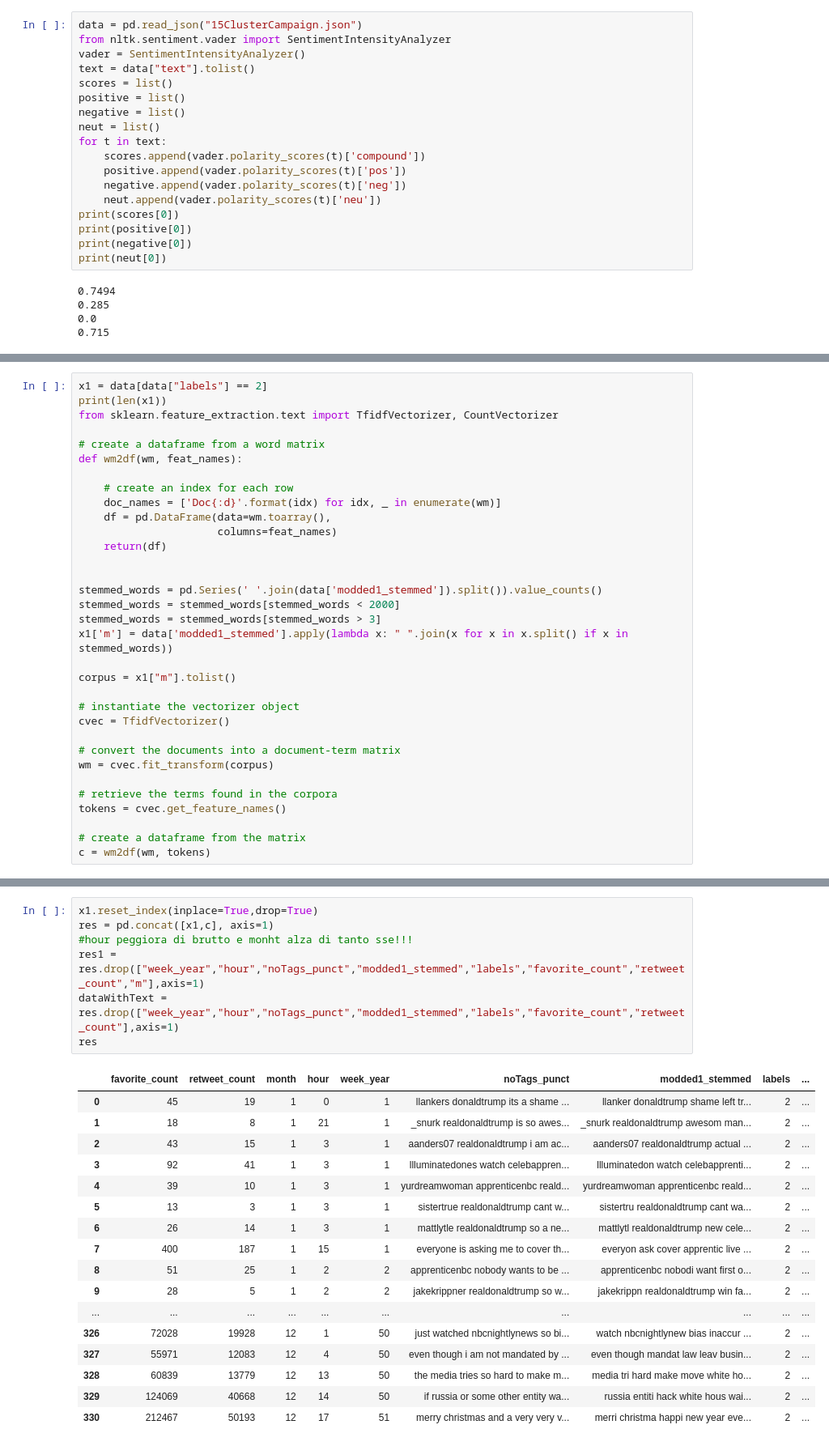
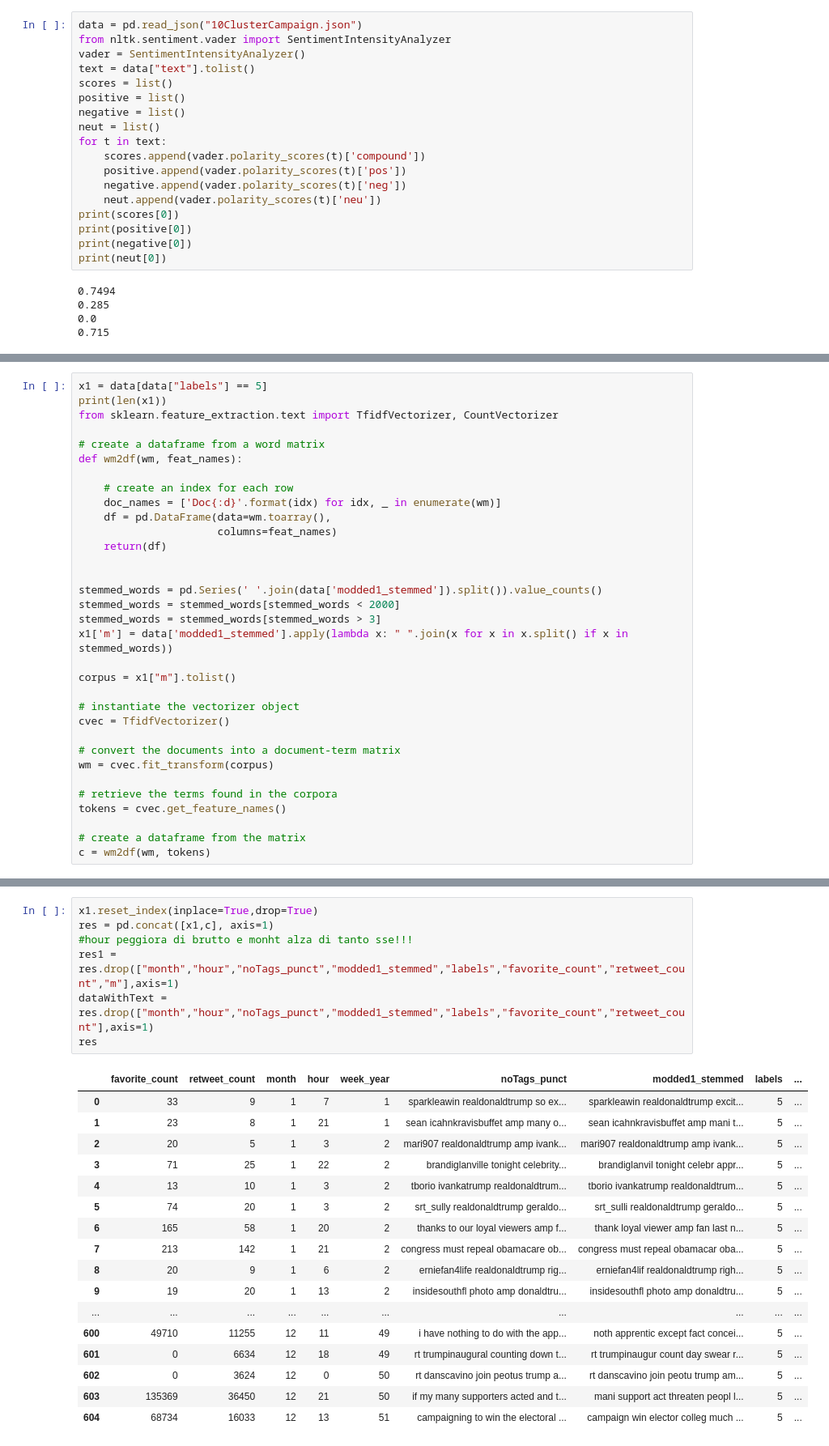
Before and after one commit to Gneur11/TextAnalytics, a Jupyter notebook: testCampaign.ipynb, the cells around one changed output, grey strips where cells are left out. Shown at 81% size. Saved outputs shown, nothing was run; the diff lists cells and outputs as text.

```diff
--- a/testCampaign.ipynb
+++ b/testCampaign.ipynb
@@ -52,7 +52,7 @@ def plot_graph(doc_clean,start, stop, step):
 [nltk_data]     /home/menis/nltk_data...
 [nltk_data]   Package vader_lexicon is already up-to-date!
 # %%
-data = pd.read_json("15ClusterCampaign.json")
+data = pd.read_json("10ClusterCampaign.json")
 from nltk.sentiment.vader import SentimentIntensityAnalyzer
 vader = SentimentIntensityAnalyzer()
 text = data["text"].tolist()
@@ -111,7 +111,7 @@ print(data["vaderScore"].mean())
 0.23019075730471084
 [figure]
 # %%
-x1 = data[data["labels"] == 2]
+x1 = data[data["labels"] == 5]
 print(len(x1))
 from sklearn.feature_extraction.text import TfidfVectorizer, CountVectorizer
 
@@ -181,25 +161,25 @@ plt.hist(stemmed_words)
 # %%
 x1.reset_index(inplace=True,drop=True)
 res = pd.concat([x1,c], axis=1)
 #hour peggiora di brutto e monht alza di tanto sse!!!
-res1 = res.drop(["week_year","hour","noTags_punct","modded1_stemmed","labels","favorite_count","retweet_count","m"],axis=1)
-dataWithText = res.drop(["week_year","hour","noTags_punct","modded1_stemmed","labels","favorite_count","retweet_count"],axis=1)
+res1 = res.drop(["month","hour","noTags_punct","modded1_stemmed","labels","favorite_count","retweet_count","m"],axis=1)
+dataWithText = res.drop(["month","hour","noTags_punct","modded1_stemmed","labels","favorite_count","retweet_count"],axis=1)
 res
 # %% [output]
 |  | favorite_count | retweet_count | month | hour | week_year | noTags_punct | modded1_stemmed | labels | ... |
-| 0 | 45 | 19 | 1 | 0 | 1 | llankers donaldtrump its a shame ... | llanker donaldtrump shame left tr... | 2 | ... |
-| 1 | 18 | 8 | 1 | 21 | 1 | _snurk realdonaldtrump is so awes... | _snurk realdonaldtrump awesom man... | 2 | ... |
-| 2 | 43 | 15 | 1 | 3 | 1 | aanders07 realdonaldtrump i am ac... | aanders07 realdonaldtrump actual ... | 2 | ... |
-| 3 | 92 | 41 | 1 | 3 | 1 | llluminatedones watch celebappren... | llluminatedon watch celebapprenti... | 2 | ... |
-| 4 | 39 | 10 | 1 | 3 | 1 | yurdreamwoman apprenticenbc reald... | yurdreamwoman apprenticenbc reald... | 2 | ... |
-| 5 | 13 | 3 | 1 | 3 | 1 | sistertrue realdonaldtrump cant w... | sistertru realdonaldtrump cant wa... | 2 | ... |
-| 6 | 26 | 14 | 1 | 3 | 1 | mattlytle realdonaldtrump so a ne... | mattlytl realdonaldtrump new cele... | 2 | ... |
-| 7 | 400 | 187 | 1 | 15 | 1 | everyone is asking me to cover th... | everyon ask cover apprentic live ... | 2 | ... |
-| 8 | 51 | 25 | 1 | 2 | 2 | apprenticenbc nobody wants to be ... | apprenticenbc nobodi want first o... | 2 | ... |
-| 9 | 28 | 5 | 1 | 2 | 2 | jakekrippner realdonaldtrump so w... | jakekrippn realdonaldtrump win fa... | 2 | ... |
+| 0 | 33 | 9 | 1 | 7 | 1 | sparkleawin realdonaldtrump so ex... | sparkleawin realdonaldtrump excit... | 5 | ... |
+| 1 | 23 | 8 | 1 | 21 | 1 | sean icahnkravisbuffet amp many o... | sean icahnkravisbuffet amp mani t... | 5 | ... |
+| 2 | 20 | 5 | 1 | 3 | 2 | mari907 realdonaldtrump amp ivank... | mari907 realdonaldtrump amp ivank... | 5 | ... |
+| 3 | 71 | 25 | 1 | 22 | 2 | brandiglanville tonight celebrity... | brandiglanvil tonight celebr appr... | 5 | ... |
+| 4 | 13 | 10 | 1 | 3 | 2 | tborio ivankatrump realdonaldtrum... | tborio ivankatrump realdonaldtrum... | 5 | ... |
+| 5 | 74 | 20 | 1 | 3 | 2 | srt_sully realdonaldtrump geraldo... | srt_sulli realdonaldtrump geraldo... | 5 | ... |
+| 6 | 165 | 58 | 1 | 20 | 2 | thanks to our loyal viewers amp f... | thank loyal viewer amp fan last n... | 5 | ... |
+| 7 | 213 | 142 | 1 | 21 | 2 | congress must repeal obamacare ob... | congress must repeal obamacar oba... | 5 | ... |
+| 8 | 20 | 9 | 1 | 6 | 2 | erniefan4life realdonaldtrump rig... | erniefan4lif realdonaldtrump righ... | 5 | ... |
+| 9 | 19 | 20 | 1 | 13 | 2 | insidesouthfl photo amp donaldtru... | insidesouthfl photo amp donaldtru... | 5 | ... |
 | ... | ... | ... | ... | ... | ... | ... | ... | ... | ... |
-| 326 | 72028 | 19928 | 12 | 1 | 50 | just watched nbcnightlynews so bi... | watch nbcnightlynew bias inaccur ... | 2 | ... |
-| 327 | 55971 | 12083 | 12 | 4 | 50 | even though i am not mandated by ... | even though mandat law leav busin... | 2 | ... |
-| 328 | 60839 | 13779 | 12 | 13 | 50 | the media tries so hard to make m... | media tri hard make move white ho... | 2 | ... |
-| 329 | 124069 | 40668 | 12 | 14 | 50 | if russia or some other entity wa... | russia entiti hack white hous wai... | 2 | ... |
-| 330 | 212467 | 50193 | 12 | 17 | 51 | merry christmas and a very very v... | merri christma happi new year eve... | 2 | ... |
+| 600 | 49710 | 11255 | 12 | 11 | 49 | i have nothing to do with the app... | noth apprentic except fact concei... | 5 | ... |
+| 601 | 0 | 6634 | 12 | 18 | 49 | rt trumpinaugural counting down t... | rt trumpinaugur count day swear r... | 5 | ... |
+| 602 | 0 | 3624 | 12 | 0 | 50 | rt danscavino join peotus trump a... | rt danscavino join peotu trump am... | 5 | ... |
+| 603 | 135369 | 36450 | 12 | 21 | 50 | if my many supporters acted and t... | mani support act threaten peopl l... | 5 | ... |
+| 604 | 68734 | 16033 | 12 | 13 | 51 | campaigning to win the electoral ... | campaign win elector colleg much ... | 5 | ... |
```
Also changed, not shown: parts of 9 cells of this notebook.
